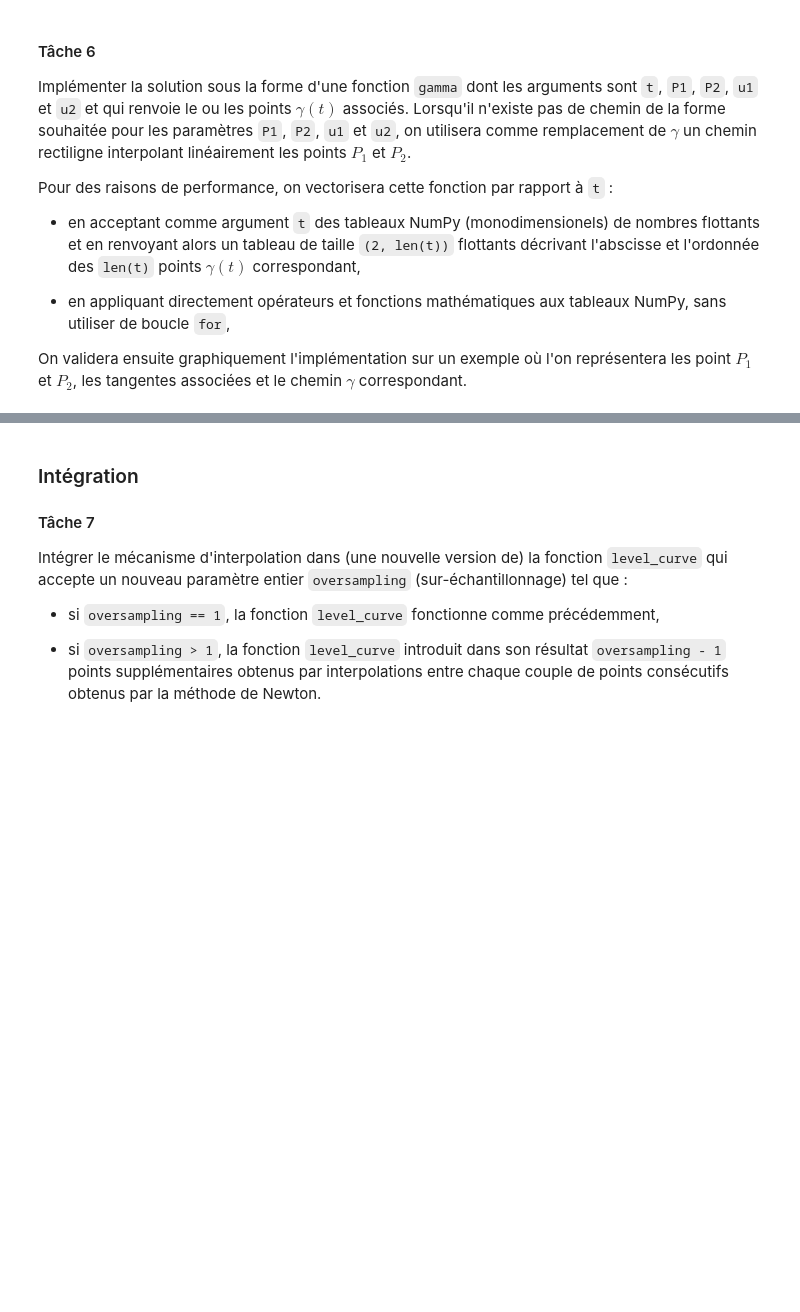
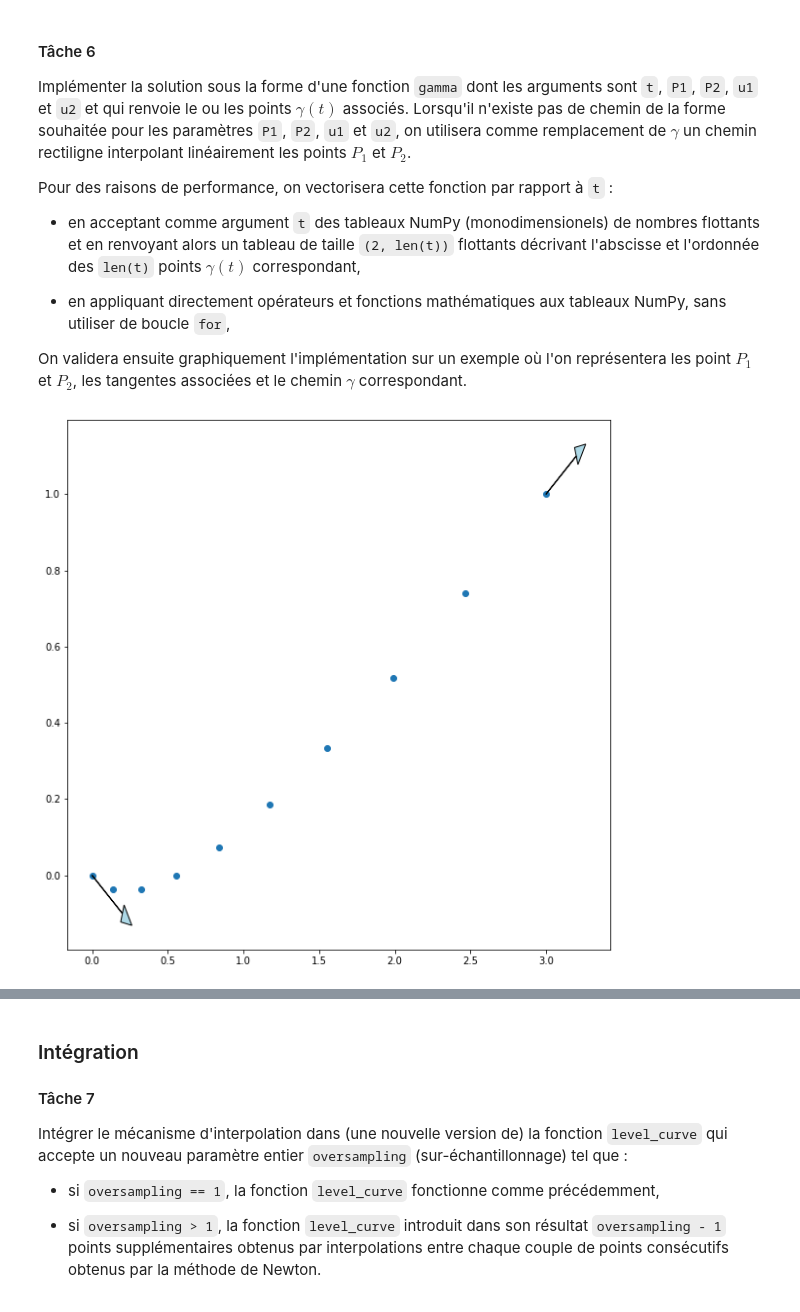
Before and after one commit to 20doireau/projet_math, a Jupyter notebook: Courbes_de_niveau_Fiche_reponse.ipynb, the cells around one changed output, grey strips where cells are left out. Cells and saved outputs as stored; diff of their text form; code cells hidden in the pictures; blank space fills up the shorter version.

```diff
--- a/Courbes_de_niveau_Fiche_reponse.ipynb
+++ b/Courbes_de_niveau_Fiche_reponse.ipynb
@@ -582,16 +584,35 @@ def gamma (t, P1 : tuple, P2 : tuple, u1 : list, u2 : list):
 
     u1 = np.array(u1)
     u2 = np.array(u2)
-    v = np.array([-u1[1], u1[0]]) # Vecteur orthogonal à u1
-    w = np.array([-u2[1], u2[0]]) # Vecteur orthogonal à u2
+    M=np.array([u1,u2])
+    if np.linalg.det(M)!=0:
 
-    # On donne à lambda et mu les valeurs trouvées Q.8:
-    m = (np.vdot(2 * (np.array(list(P2)) - np.array(list(P1)))), v) / (np.vdot(u2, v))
-    l = (np.vdot(2 * (np.array(list(P2)) - np.array(list(P1)))), w) / (np.vdot(u1, w))
+        v = np.array([-u1[1], u1[0]]) # Vecteur orthogonal à u1
+        w = np.array([-u2[1], u2[0]]) # Vecteur orthogonal à u2
 
-    # On donne à a,b,c,d,e,f les valeurs trouvées Q.8:
-    a, d = P1
-    b, e = l*u1[0], l*u1[1]
-    c, f = (m*u2[0]-b)/2, (m*u2[1]-e)/2
+        # On donne à lambda et mu les valeurs trouvées Q.8:
+        m = (np.vdot(2 * (np.array(list(P2)) - np.array(list(P1))),v)) / (np.vdot(u2,v))
+        l = (np.vdot(2 * (np.array(list(P2)) - np.array(list(P1))),w)) / (np.vdot(u1,w))
 
-    return (a + (b * t) + c * t**2, d + (e * t) + f * t**2)
+        # On donne à a,b,c,d,e,f les valeurs trouvées Q.8:
+        a, d = P1
+        b, e = l*u1[0], l*u1[1]
+        c, f = (m*u2[0]-b)/2, (m*u2[1]-e)/2
+
+        return (a + (b * t) + c * t**2, d + (e * t) + f * t**2)
+
+    else :
+        return (P1[0]+(P2[0]-P1[0])*t,P1[1]+(P2[1]-P1[1])*t)
+# %%
+t=np.linspace(0, 1, 10)
+P1=(0,0)
+P2=(3,1)
+u1=[0.2,-0.1]
+u2=[0.2,0.1]
+L=gamma (t, P1, P2, u1, u2)
+ax = plt.axes()
+ax.arrow(P1[0], P1[1], u1[0], u1[1], head_width=0.05, head_length=0.07, fc='lightblue', ec='black')
+ax.arrow(P2[0], P2[1], u2[0], u2[1], head_width=0.05, head_length=0.07, fc='lightblue', ec='black')
+plt.scatter(L[0],L[1]);
+# %% [output]
+[figure, added]
```
Also changed, not shown: parts of 5 cells of this notebook.
